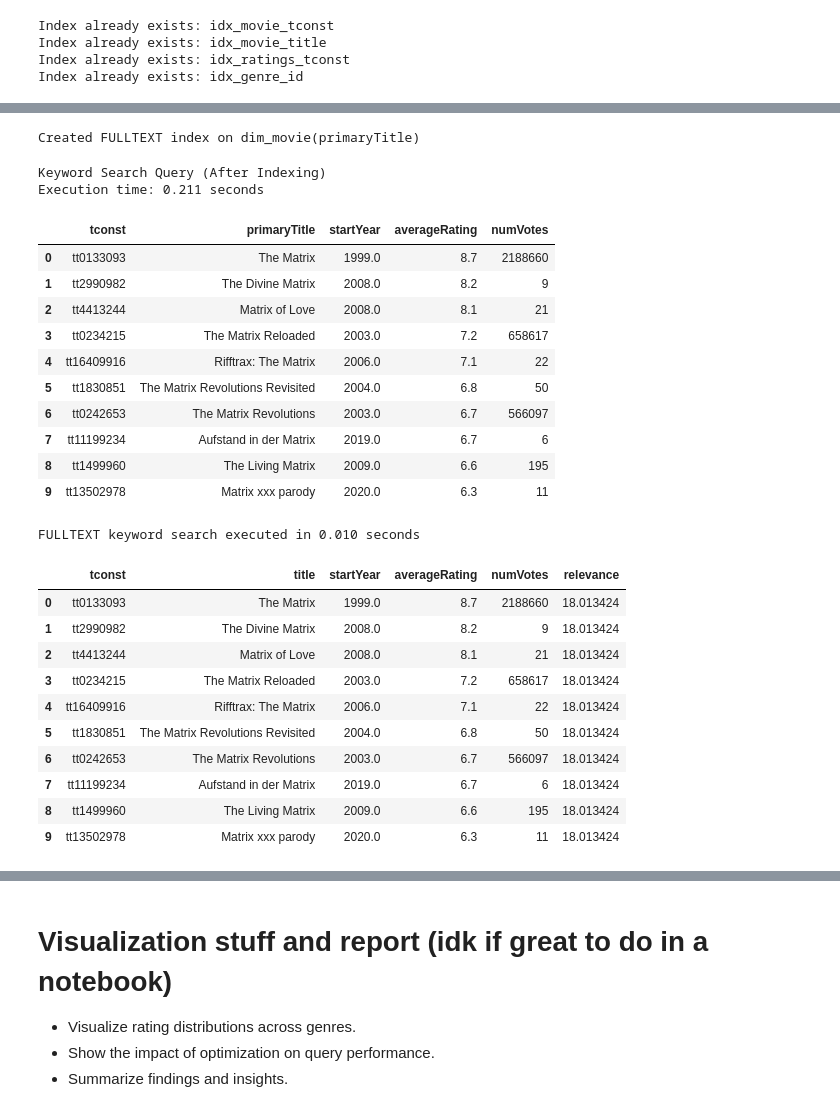
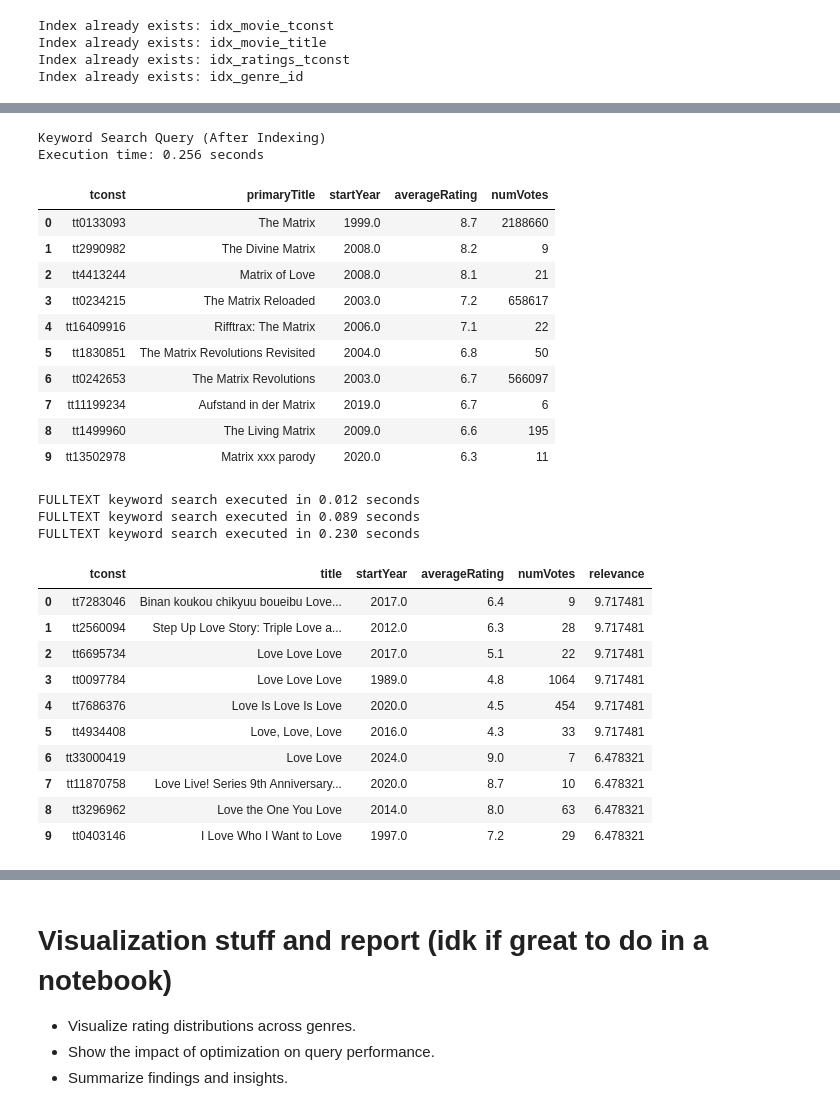
Before and after one commit to JeyyM/stadvdb-imdb, a Jupyter notebook: stadvdb-mco1-movie.ipynb, the cells around one changed output, grey strips where cells are left out. Drawn from its saved outputs; the diff is of its cells as text; code cells hidden in the pictures.

```diff
--- a/stadvdb-mco1-movie.ipynb
+++ b/stadvdb-mco1-movie.ipynb
@@ -322,7 +338,27 @@ Index already exists: idx_ratings_tconst
 Index already exists: idx_genre_id
 # %%
 # Add missing bridge table indexes for optimization
+index_statements = {
+    "idx_tg_genreID": "CREATE INDEX idx_tg_genreID ON title_genre_bridge(genreID);",
+    "idx_tg_tconst": "CREATE INDEX idx_tg_tconst ON title_genre_bridge(tconst(12));",
+    "idx_movie_fulltext_title": "CREATE FULLTEXT INDEX idx_movie_fulltext_title ON dim_movie(primaryTitle);",
+    "idx_genre_bridge_genreID_tconst": "CREATE INDEX idx_genre_bridge_genreID_tconst ON title_genre_bridge(genreID, tconst(12));"
+}
 with engine.connect() as conn:
-    conn.execute(text("CREATE INDEX idx_tg_genreID ON title_genre_bridge(genreID);"))
-    conn.execute(text("CREATE INDEX idx_tg_tconst ON title_genre_bridge(tconst(12));"))
+    # conn.execute(text("CREATE INDEX idx_tg_genreID ON title_genre_bridge(genreID);"))
+    # conn.execute(text("CREATE INDEX idx_tg_tconst ON title_genre_bridge(tconst(12));"))
+
+    for idx_name, stmt in index_statements.items():
+        table_name = stmt.split("ON")[1].split("(")[0].strip()
+        check_query = f"SHOW INDEX FROM {table_name} WHERE Key_name = '{idx_name}';"
+        existing = pd.read_sql(check_query, conn)
+
+        if existing.empty:
+            conn.execute(text(stmt))
+            print(f"Created index: {idx_name}")
+        else:
+            print(f"Index already exists: {idx_name}")
+
 print("Added missing indexes on title_genre_bridge (genreID, tconst).")
+print("Created FULLTEXT index on dim_movie(primaryTitle)")
+print("Created composite index on title_genre_bridge(genreID, tconst)")
@@ -329,16 +373,3 @@ print("Added missing indexes on title_genre_bridge (genreID, tconst).")
-# %%
-with engine.connect() as conn:
-    conn.execute(text("CREATE FULLTEXT INDEX idx_movie_fulltext_title ON dim_movie(primaryTitle);"))
-print("Created FULLTEXT index on dim_movie(primaryTitle)")
-# %% [output]
-Created FULLTEXT index on dim_movie(primaryTitle)
-# %%
-with engine.connect() as conn:
-    conn.execute(text("""
-        CREATE INDEX idx_genre_bridge_genreID_tconst
-        ON title_genre_bridge(genreID, tconst(12));
-    """))
-print("Created composite index on title_genre_bridge(genreID, tconst)")
 # %%
 def timed_query(sql):
     with engine.connect() as conn:
@@ -352,7 +383,7 @@ print("Keyword Search Query (After Indexing)")
 timed_query(keyword_sql)
 # %% [output]
 Keyword Search Query (After Indexing)
-Execution time: 0.211 seconds
+Execution time: 0.256 seconds
 |  | tconst | primaryTitle | startYear | averageRating | numVotes |
 | 0 | tt0133093 | The Matrix | 1999.0 | 8.7 | 2188660 |
 | 1 | tt2990982 | The Divine Matrix | 2008.0 | 8.2 | 9 |
@@ -367,43 +398,47 @@ Execution time: 0.211 seconds
 # %%
 def optimized_search_movies_by_keyword(keyword, limit=10):
     query = text(f"""
         SELECT
             m.tconst,
             m.primaryTitle AS title,
             m.startYear,
             r.averageRating,
             r.numVotes,
             MATCH(m.primaryTitle) AGAINST(:keyword IN NATURAL LANGUAGE MODE) AS relevance
         FROM dim_movie AS m
         JOIN title_ratings AS r ON m.tconst = r.tconst
         WHERE MATCH(m.primaryTitle) AGAINST(:keyword IN NATURAL LANGUAGE MODE)
         ORDER BY relevance DESC, r.averageRating DESC
         LIMIT :limit;
     """)
 
     with engine.connect() as conn:
         start = time.time()
         df = pd.read_sql(query, conn, params={"keyword": keyword, "limit": limit})
         end = time.time()
 
     print(f"FULLTEXT keyword search executed in {end - start:.3f} seconds")
     return df
 
 # Example usage
 optimized_search_movies_by_keyword("Matrix", limit=10)
+optimized_search_movies_by_keyword("Boys", limit=10)
+optimized_search_movies_by_keyword("Love", limit=10)
 # %% [output]
-FULLTEXT keyword search executed in 0.010 seconds
+FULLTEXT keyword search executed in 0.012 seconds
+FULLTEXT keyword search executed in 0.089 seconds
+FULLTEXT keyword search executed in 0.230 seconds
 |  | tconst | title | startYear | averageRating | numVotes | relevance |
-| 0 | tt0133093 | The Matrix | 1999.0 | 8.7 | 2188660 | 18.013424 |
-| 1 | tt2990982 | The Divine Matrix | 2008.0 | 8.2 | 9 | 18.013424 |
-| 2 | tt4413244 | Matrix of Love | 2008.0 | 8.1 | 21 | 18.013424 |
-| 3 | tt0234215 | The Matrix Reloaded | 2003.0 | 7.2 | 658617 | 18.013424 |
-| 4 | tt16409916 | Rifftrax: The Matrix | 2006.0 | 7.1 | 22 | 18.013424 |
-| 5 | tt1830851 | The Matrix Revolutions Revisited | 2004.0 | 6.8 | 50 | 18.013424 |
-| 6 | tt0242653 | The Matrix Revolutions | 2003.0 | 6.7 | 566097 | 18.013424 |
-| 7 | tt11199234 | Aufstand in der Matrix | 2019.0 | 6.7 | 6 | 18.013424 |
-| 8 | tt1499960 | The Living Matrix | 2009.0 | 6.6 | 195 | 18.013424 |
-| 9 | tt13502978 | Matrix xxx parody | 2020.0 | 6.3 | 11 | 18.013424 |
+| 0 | tt7283046 | Binan koukou chikyuu boueibu Love... | 2017.0 | 6.4 | 9 | 9.717481 |
+| 1 | tt2560094 | Step Up Love Story: Triple Love a... | 2012.0 | 6.3 | 28 | 9.717481 |
+| 2 | tt6695734 | Love Love Love | 2017.0 | 5.1 | 22 | 9.717481 |
+| 3 | tt0097784 | Love Love Love | 1989.0 | 4.8 | 1064 | 9.717481 |
+| 4 | tt7686376 | Love Is Love Is Love | 2020.0 | 4.5 | 454 | 9.717481 |
+| 5 | tt4934408 | Love, Love, Love | 2016.0 | 4.3 | 33 | 9.717481 |
+| 6 | tt33000419 | Love Love | 2024.0 | 9.0 | 7 | 6.478321 |
+| 7 | tt11870758 | Love Live! Series 9th Anniversary... | 2020.0 | 8.7 | 10 | 6.478321 |
+| 8 | tt3296962 | Love the One You Love | 2014.0 | 8.0 | 63 | 6.478321 |
+| 9 | tt0403146 | I Love Who I Want to Love | 1997.0 | 7.2 | 29 | 6.478321 |
 # %%
 # Optimized Rating Range Filter
 
```
Also changed, not shown: parts of 12 cells of this notebook.
